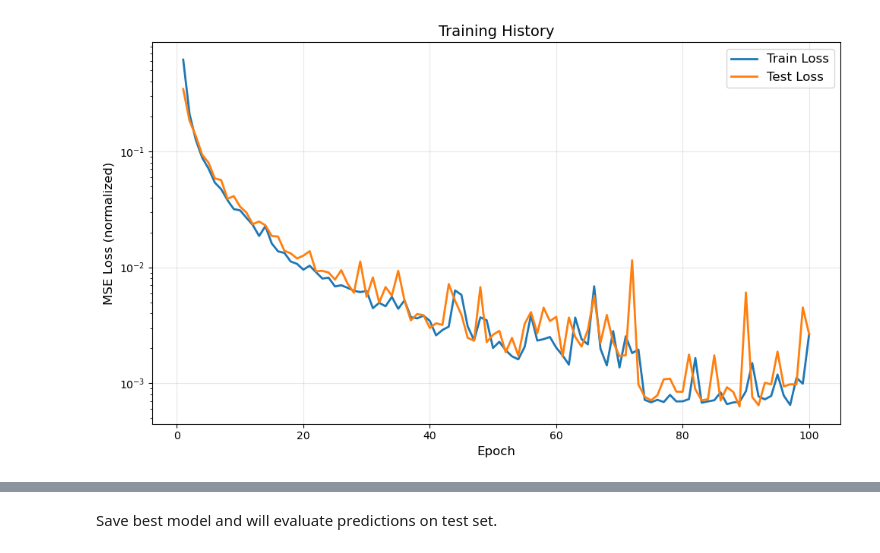
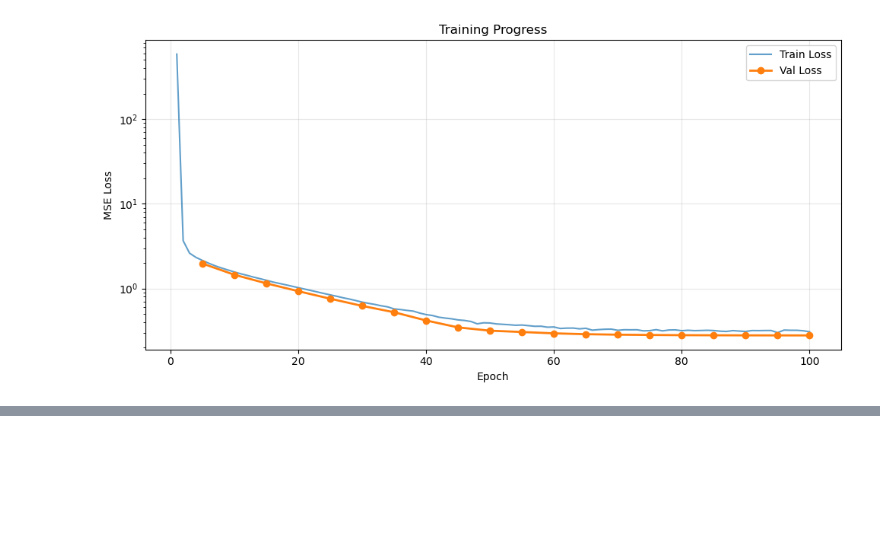
Before and after one commit to chaipattira/warm-rain-ml, a Jupyter notebook: training.ipynb, the cells around one changed output, grey strips where cells are left out. Drawn from its saved outputs; the diff is of its cells as text; code cells hidden in the pictures; blank space fills up the shorter version.

```diff
--- a/training.ipynb
+++ b/training.ipynb
@@ -359,0 +242,18 @@ Best test loss: 0.000632
+# %%
+# Loss function and optimizer
+criterion = nn.MSELoss()
+optimizer = optim.Adam(model.parameters(), lr=config['learning_rate'])
+
+# Time points for integration
+t_span = torch.arange(0, config['n_timesteps']) * config['dt']  # [0, 20, 40, ..., 1080]
+t_span = t_span.to(device)
+
+print(f"Integration time points: {t_span[:5].cpu().numpy()}...{t_span[-3:].cpu().numpy()} seconds")
+print(f"Total integration time: {t_span[-1].item()} seconds ({config['n_timesteps']} steps)")
+
+# Training history
+history = {
+    'train_loss': [],
+    'val_loss': [],
+    'epochs': []
+}
@@ -360,20 +374,27 @@ Best test loss: 0.000632
 # %%
 # Plot training curves
-fig, ax = plt.subplots(1, 1, figsize=(10, 6))
+fig, ax = plt.subplots(figsize=(10, 5))
 
-ax.plot(history['epoch'], history['train_loss'], label='Train Loss', linewidth=2)
-ax.plot(history['epoch'], history['test_loss'], label='Test Loss', linewidth=2)
-ax.set_xlabel('Epoch', fontsize=12)
-ax.set_ylabel('MSE Loss (normalized)', fontsize=12)
-ax.set_title('Training History', fontsize=14)
-ax.legend(fontsize=12)
+# Train loss
+ax.plot(range(1, len(history['train_loss']) + 1), history['train_loss'],
+        label='Train Loss', alpha=0.7)
+
+# Val loss
+ax.plot(history['epochs'], history['val_loss'],
+        label='Val Loss', marker='o', linewidth=2)
+
+ax.set_xlabel('Epoch')
+ax.set_ylabel('MSE Loss')
+ax.set_title('Training Progress')
+ax.legend()
 ax.grid(True, alpha=0.3)
 ax.set_yscale('log')
 
 plt.tight_layout()
-plt.savefig('training_history.png', dpi=150, bbox_inches='tight')
 plt.show()
 
-print("Saved: training_history.png")
+print(f"Final train loss: {history['train_loss'][-1]:.6f}")
+print(f"Final val loss: {history['val_loss'][-1]:.6f}")
+print(f"Best val loss: {best_val_loss:.6f}")
 # %% [output]
-[figure, old version]
+[figure, new version]
@@ -381,2 +403,0 @@ Saved: training_history.png
-# %% [markdown]
-Save best model and will evaluate predictions on test set.
```
Also changed, not shown: parts of 27 cells of this notebook.
